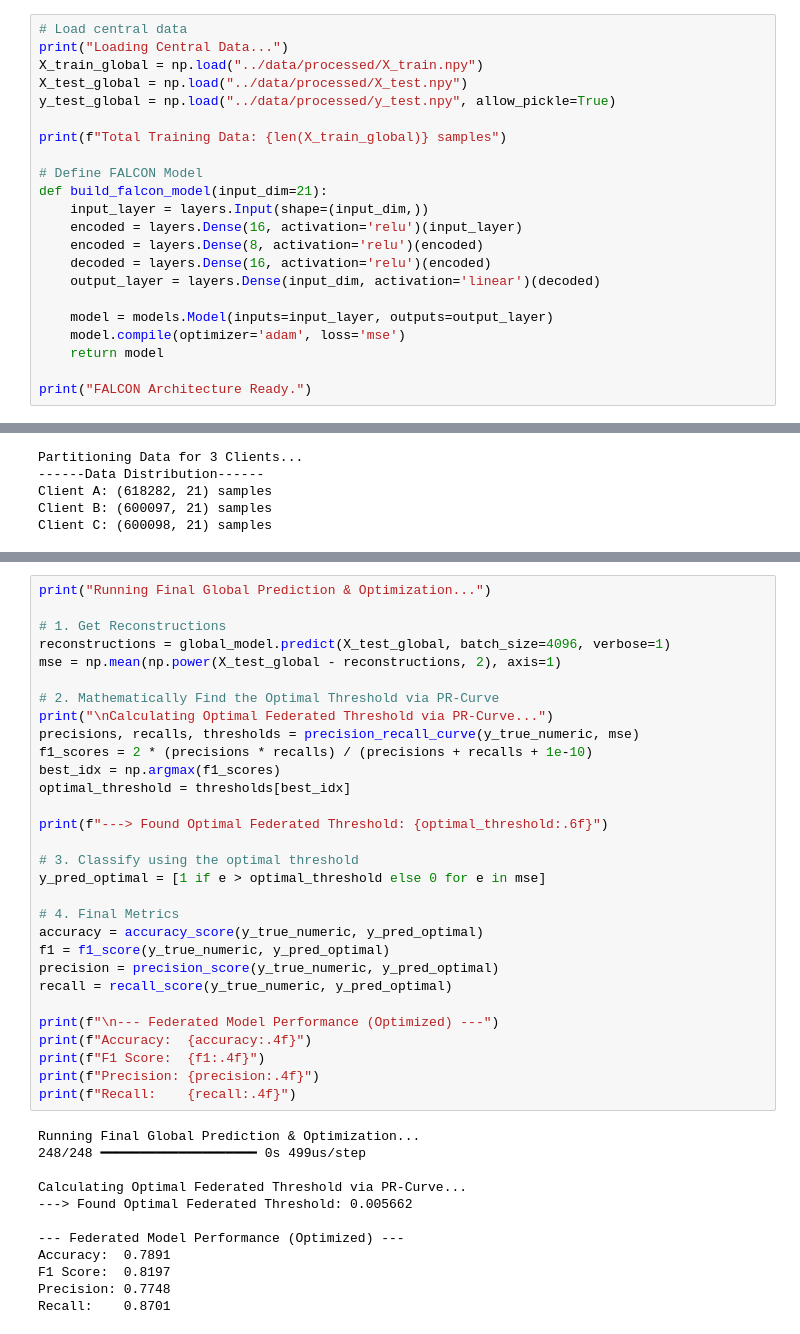
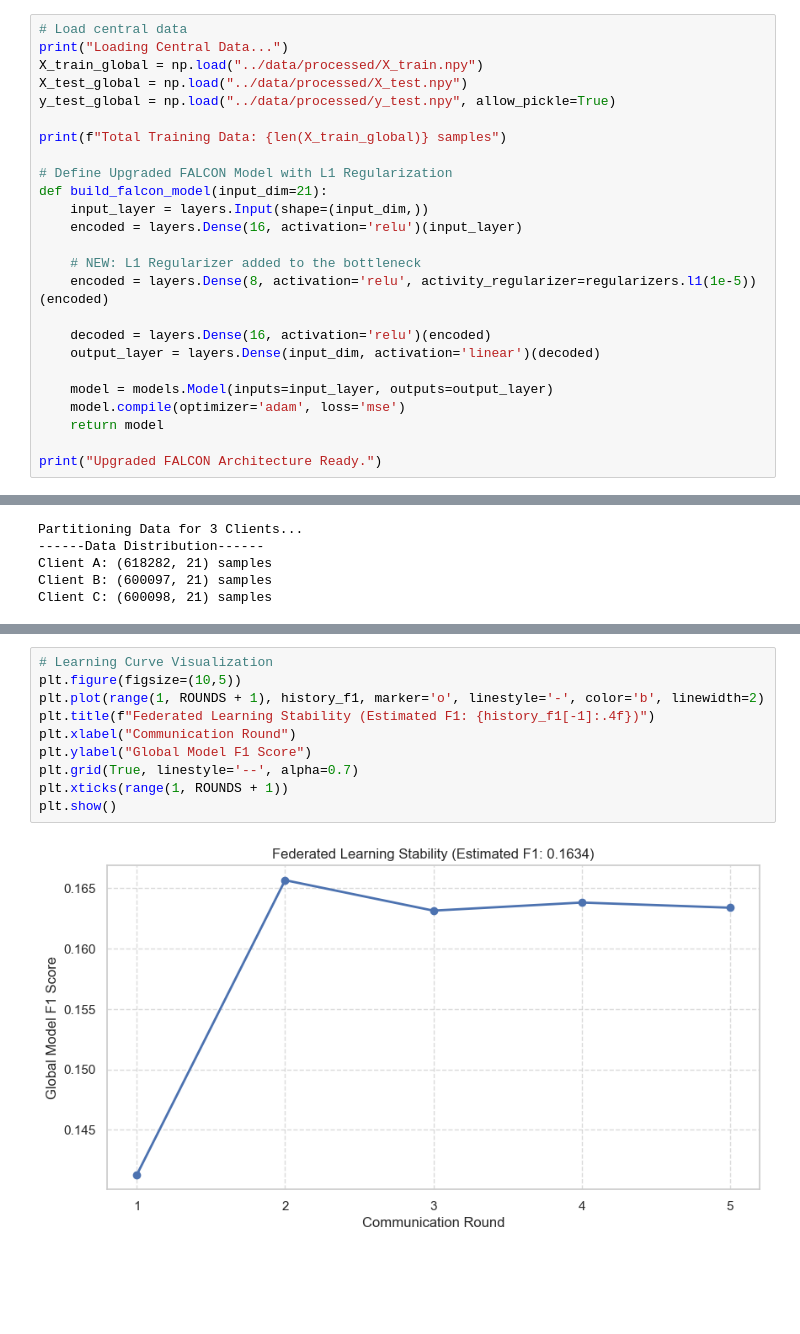
Before and after one commit to MrNainawasti/FALCON, a Jupyter notebook: notebooks/federated_simulation.ipynb, the cells around one changed output, grey strips where cells are left out. Drawn from its saved outputs; the diff is of its cells as text; blank space fills up the shorter version.

Commit message:
ProjectFALCON

```diff
--- a/notebooks/federated_simulation.ipynb
+++ b/notebooks/federated_simulation.ipynb
@@ -20,11 +20,14 @@ y_test_global = np.load("../data/processed/y_test.npy", allow_pickle=True)
 
 print(f"Total Training Data: {len(X_train_global)} samples")
 
-# Define FALCON Model
+# Define Upgraded FALCON Model with L1 Regularization
 def build_falcon_model(input_dim=21):
     input_layer = layers.Input(shape=(input_dim,))
     encoded = layers.Dense(16, activation='relu')(input_layer)
-    encoded = layers.Dense(8, activation='relu')(encoded)
+
+    # NEW: L1 Regularizer added to the bottleneck
+    encoded = layers.Dense(8, activation='relu', activity_regularizer=regularizers.l1(1e-5))(encoded)
+
     decoded = layers.Dense(16, activation='relu')(encoded)
     output_layer = layers.Dense(input_dim, activation='linear')(decoded)
 
@@ -32,7 +35,7 @@ def build_falcon_model(input_dim=21):
     model.compile(optimizer='adam', loss='mse')
     return model
 
-print("FALCON Architecture Ready.")
+print("Upgraded FALCON Architecture Ready.")
 # %% [output]
 Loading Central Data...
 Total Training Data: 1818477 samples
@@ -138,43 +169,13 @@ plt.show()
 # %%
-print("Running Final Global Prediction & Optimization...")
-
-# 1. Get Reconstructions
-reconstructions = global_model.predict(X_test_global, batch_size=4096, verbose=1)
-mse = np.mean(np.power(X_test_global - reconstructions, 2), axis=1)
-
-# 2. Mathematically Find the Optimal Threshold via PR-Curve
-print("\nCalculating Optimal Federated Threshold via PR-Curve...")
-precisions, recalls, thresholds = precision_recall_curve(y_true_numeric, mse)
-f1_scores = 2 * (precisions * recalls) / (precisions + recalls + 1e-10)
-best_idx = np.argmax(f1_scores)
-optimal_threshold = thresholds[best_idx]
-
-print(f"---> Found Optimal Federated Threshold: {optimal_threshold:.6f}")
-
-# 3. Classify using the optimal threshold
-y_pred_optimal = [1 if e > optimal_threshold else 0 for e in mse]
-
-# 4. Final Metrics
-accuracy = accuracy_score(y_true_numeric, y_pred_optimal)
-f1 = f1_score(y_true_numeric, y_pred_optimal)
-precision = precision_score(y_true_numeric, y_pred_optimal)
-recall = recall_score(y_true_numeric, y_pred_optimal)
-
-print(f"\n--- Federated Model Performance (Optimized) ---")
-print(f"Accuracy:  {accuracy:.4f}")
-print(f"F1 Score:  {f1:.4f}")
-print(f"Precision: {precision:.4f}")
-print(f"Recall:    {recall:.4f}")
+# Learning Curve Visualization
+plt.figure(figsize=(10,5))
+plt.plot(range(1, ROUNDS + 1), history_f1, marker='o', linestyle='-', color='b', linewidth=2)
+plt.title(f"Federated Learning Stability (Estimated F1: {history_f1[-1]:.4f})")
+plt.xlabel("Communication Round")
+plt.ylabel("Global Model F1 Score")
+plt.grid(True, linestyle='--', alpha=0.7)
+plt.xticks(range(1, ROUNDS + 1))
+plt.show()
 # %% [output]
-Running Final Global Prediction & Optimization...
-248/248 ━━━━━━━━━━━━━━━━━━━━ 0s 499us/step
-
-Calculating Optimal Federated Threshold via PR-Curve...
----> Found Optimal Federated Threshold: 0.005662
-
---- Federated Model Performance (Optimized) ---
-Accuracy:  0.7891
-F1 Score:  0.8197
-Precision: 0.7748
-Recall:    0.8701
+[figure, added]
 # %%
```
Also changed, not shown: parts of 8 cells of this notebook, 16 other files.
